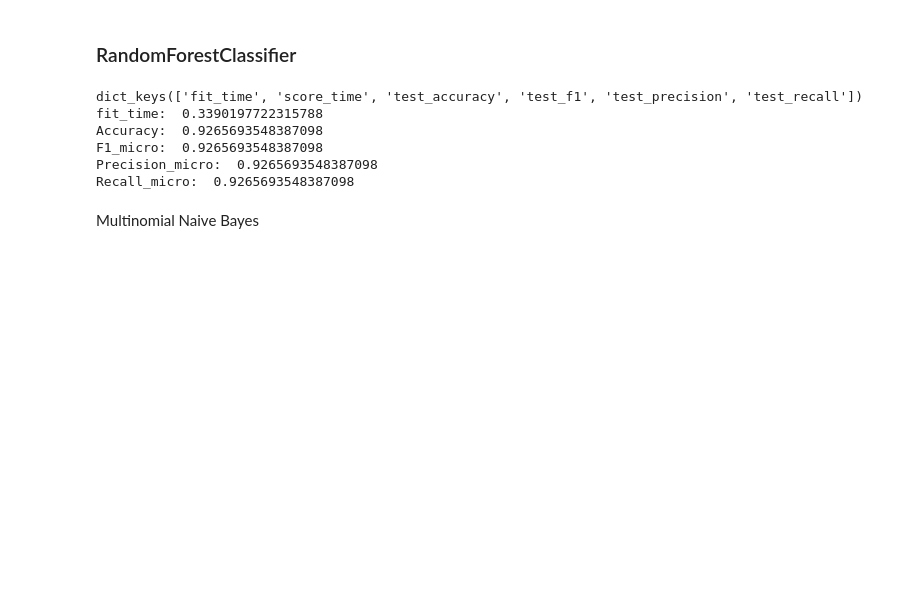
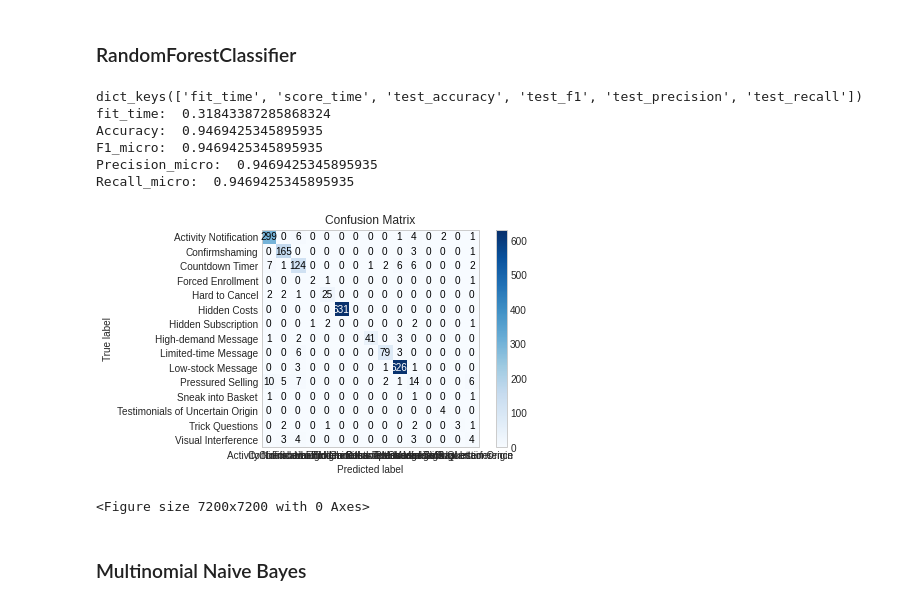
Before and after one commit to Everysimo/DarkPattern_Thesis, a Jupyter notebook: DarkPattern_Classifier.ipynb, the cells around one changed output. Saved outputs shown, nothing was run; the diff lists cells and outputs as text; code cells hidden in the pictures; blank space fills up the shorter version.

Commit message:
Add Confusion Matrix plot and better over sampling

```diff
--- a/DarkPattern_Classifier.ipynb
+++ b/DarkPattern_Classifier.ipynb
@@ -151,50 +161,81 @@ df.head(5)
 # %% [markdown]
 ### RandomForestClassifier
 # %%
-from sklearn.model_selection import RepeatedKFold, KFold
+from sklearn.utils import shuffle
+from sklearn.model_selection import RepeatedKFold, KFold,RepeatedStratifiedKFold,StratifiedKFold
 from imblearn.over_sampling import RandomOverSampler
 from imblearn.pipeline import Pipeline
 from numpy import mean
 from sklearn.datasets import make_classification
 from sklearn.model_selection import cross_val_score
 from sklearn.model_selection import cross_validate
-from sklearn.model_selection import RepeatedStratifiedKFold
+import matplotlib.pyplot as plot
+import numpy as num
+from sklearn import svm, datasets
+from sklearn.metrics import confusion_matrix
+
+import numpy as np
+import matplotlib.pyplot as plt
+
+import scikitplot as skplt
+
+from sklearn.model_selection import cross_val_predict
+
+
+import warnings
+warnings.filterwarnings('always')  # "error", "ignore", "always", "default", "module" or "once"
 
 #Scelta variabile dipendente (y) e indipendenti (X)
 X = df['Pattern String']
 y = df['Pattern Type']
+
+X = X.values.reshape(-1,1)
+y = y.values.reshape(-1,1)
+
+ros = RandomOverSampler(sampling_strategy='minority')
+X, y = ros.fit_resample(X,y)
 
 #Usiamo una Pipeline per automatizzare i vari setp
 steps = [
          ('vect', vectorizer),
          ('over', RandomOverSampler(sampling_strategy='minority')),
          ('tfidf', TfidfTransformer()),
          ('clf', RandomForestClassifier())]
 pipeline = Pipeline(steps=steps)
 
 # evaluate pipeline
-cv = RepeatedKFold(n_splits=50, n_repeats=100, random_state=42)
+cv = RepeatedStratifiedKFold(n_splits=3, n_repeats=10,random_state=42)
 
 scoring = {'accuracy': 'accuracy',
            'f1': 'f1_micro',
            'precision': 'precision_micro',
            'recall': 'recall_micro'}
-scores = cross_validate(pipeline, X, y, scoring=scoring, cv=cv)
+scores = cross_validate(pipeline, X.flatten(), y, scoring=scoring, cv=cv)
 print(scores.keys())
 print("fit_time: ",np.mean(scores['fit_time']))
 print("Accuracy: ",np.mean(scores['test_accuracy']))
 print("F1_micro: ",np.mean(scores['test_f1']))
 print("Precision_micro: ",np.mean(scores['test_precision']))
 print("Recall_micro: ",np.mean(scores['test_recall']))
+
+predictions = cross_val_predict(pipeline, X.flatten(), y,cv=StratifiedKFold(n_splits=3))
+
+X = vectorizer.fit_transform(X.flatten())
+
+skplt.metrics.plot_confusion_matrix(y, predictions)
+plt.figure(figsize=(100,100))
+plt.show()
 # %% [output]
 dict_keys(['fit_time', 'score_time', 'test_accuracy', 'test_f1', 'test_precision', 'test_recall'])
-fit_time:  0.3390197722315788
-Accuracy:  0.9265693548387098
-F1_micro:  0.9265693548387098
-Precision_micro:  0.9265693548387098
-Recall_micro:  0.9265693548387098
+fit_time:  0.31843387285868324
+Accuracy:  0.9469425345895935
+F1_micro:  0.9469425345895935
+Precision_micro:  0.9469425345895935
+Recall_micro:  0.9469425345895935
+[figure, added]
+<Figure size 7200x7200 with 0 Axes>
 # %% [markdown]
-Multinomial Naive Bayes
+### Multinomial Naive Bayes
 # %%
 from sklearn.naive_bayes import MultinomialNB
 
```
Also changed, not shown: parts of 14 cells of this notebook.
